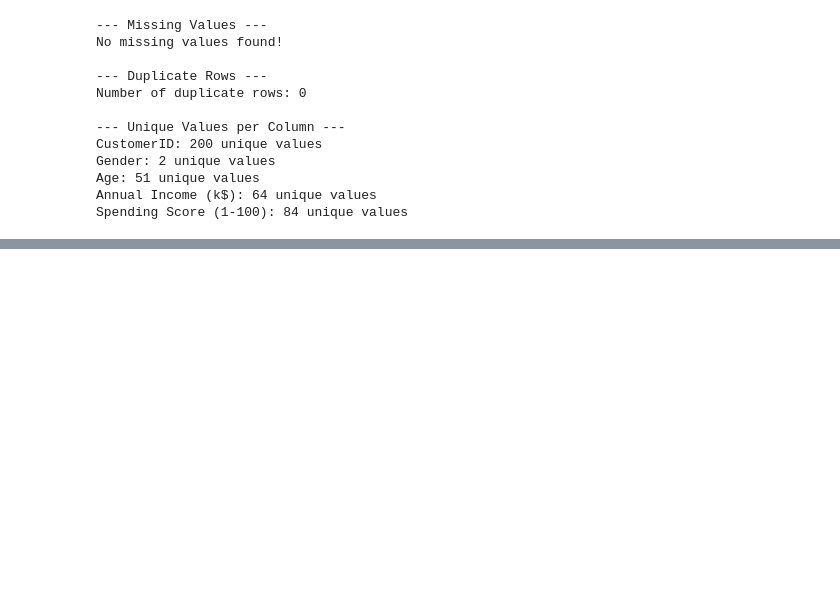
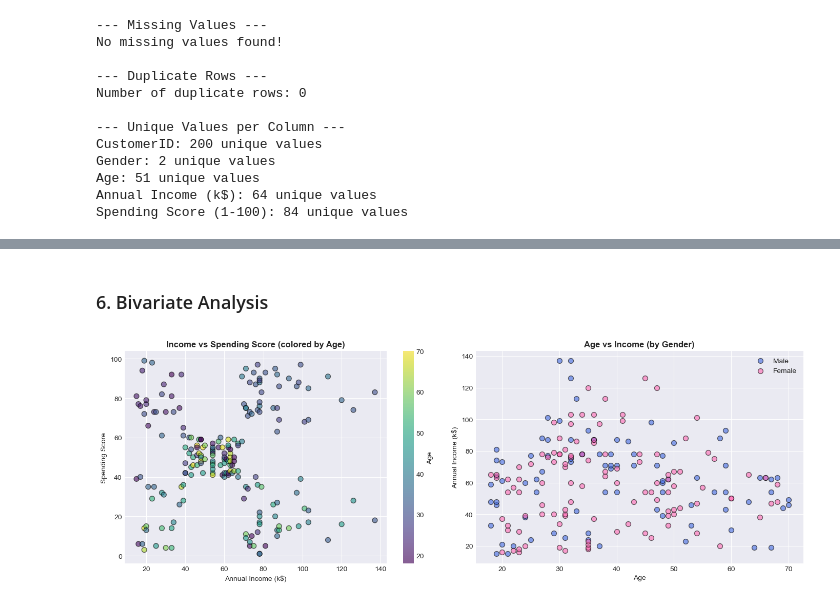
Before and after one commit to Rasath16/Mall-Customers-Segmentation, a Jupyter notebook: 01_Data_Exploration.ipynb, the cells around one changed output, grey strips where cells are left out. Drawn from its saved outputs; the diff is of its cells as text; code cells hidden in the pictures; blank space fills up the shorter version.

```diff
--- a/01_Data_Exploration.ipynb
+++ b/01_Data_Exploration.ipynb
@@ -110,0 +162,27 @@ Spending Score (1-100): 84 unique values
+# %% [markdown]
+### 6. Bivariate Analysis
+# %%
+fig, axes = plt.subplots(1, 2, figsize=(14, 5))
+
+# Income vs Spending Score
+axes[0].scatter(df['Annual Income (k$)'], df['Spending Score (1-100)'],
+                alpha=0.6, s=50, c=df['Age'], cmap='viridis', edgecolors='black')
+axes[0].set_title('Income vs Spending Score (colored by Age)', fontsize=12, fontweight='bold')
+axes[0].set_xlabel('Annual Income (k$)')
+axes[0].set_ylabel('Spending Score')
+plt.colorbar(axes[0].collections[0], ax=axes[0], label='Age')
+
+# Age vs Income (by Gender)
+for gender, color in zip(['Male', 'Female'], ['#4169E1', '#FF69B4']):
+    mask = df['Gender'] == gender
+    axes[1].scatter(df[mask]['Age'], df[mask]['Annual Income (k$)'],
+                    label=gender, alpha=0.6, s=50, color=color, edgecolors='black')
+axes[1].set_title('Age vs Income (by Gender)', fontsize=12, fontweight='bold')
+axes[1].set_xlabel('Age')
+axes[1].set_ylabel('Annual Income (k$)')
+axes[1].legend()
+
+plt.tight_layout()
+plt.show()
+# %% [output]
+[figure, added]
```
Also changed, not shown: parts of 10 cells of this notebook.
